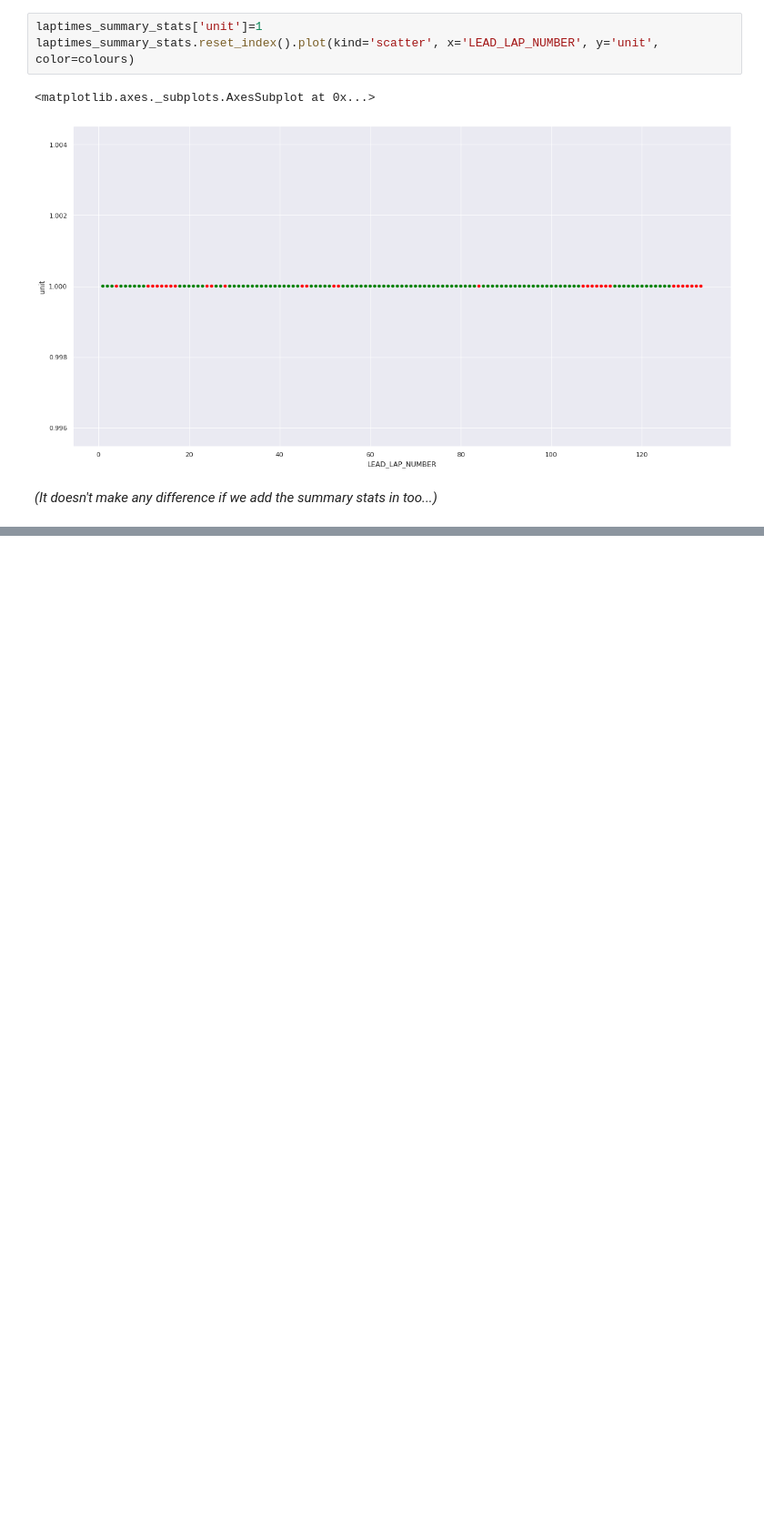
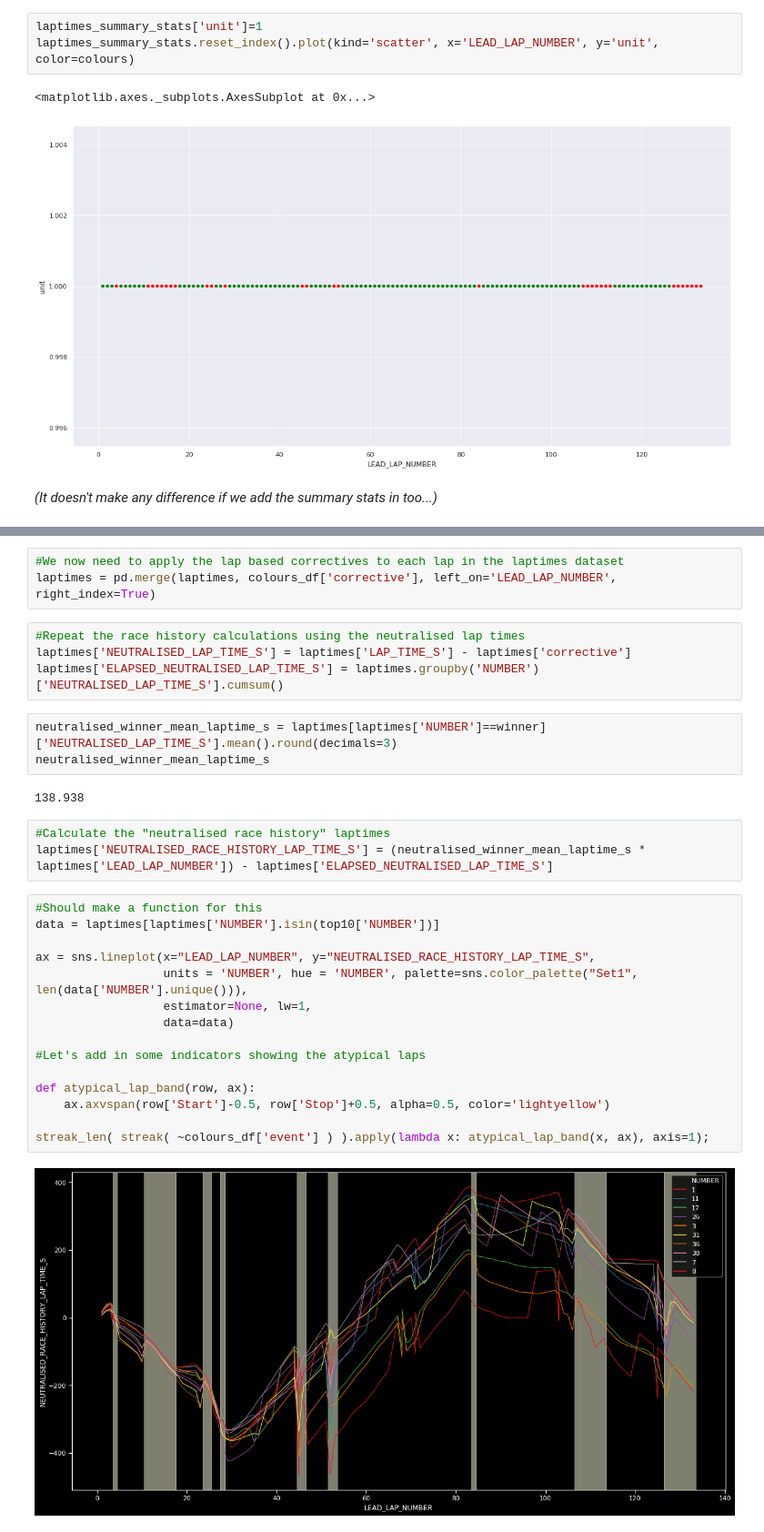
Before and after one commit to f1datajunkie/WEC, a Jupyter notebook: notebooks/Race Events.ipynb, the cells around one changed output, grey strips where cells are left out. Shown at 91% size. Drawn from its saved outputs; the diff is of its cells as text; blank space fills up the shorter version.

```diff
--- a/notebooks/Race Events.ipynb
+++ b/notebooks/Race Events.ipynb
@@ -340,0 +526,32 @@ streak_len( streak( ~colours_df['event'] ) )
+# %%
+#We now need to apply the lap based correctives to each lap in the laptimes dataset
+laptimes = pd.merge(laptimes, colours_df['corrective'], left_on='LEAD_LAP_NUMBER', right_index=True)
+# %%
+#Repeat the race history calculations using the neutralised lap times
+laptimes['NEUTRALISED_LAP_TIME_S'] = laptimes['LAP_TIME_S'] - laptimes['corrective']
+laptimes['ELAPSED_NEUTRALISED_LAP_TIME_S'] = laptimes.groupby('NUMBER')['NEUTRALISED_LAP_TIME_S'].cumsum()
+# %%
+neutralised_winner_mean_laptime_s = laptimes[laptimes['NUMBER']==winner]['NEUTRALISED_LAP_TIME_S'].mean().round(decimals=3)
+neutralised_winner_mean_laptime_s
+# %% [output]
+138.938
+# %%
+#Calculate the "neutralised race history" laptimes
+laptimes['NEUTRALISED_RACE_HISTORY_LAP_TIME_S'] = (neutralised_winner_mean_laptime_s * laptimes['LEAD_LAP_NUMBER']) - laptimes['ELAPSED_NEUTRALISED_LAP_TIME_S']
+# %%
+#Should make a function for this
+data = laptimes[laptimes['NUMBER'].isin(top10['NUMBER'])]
+
+ax = sns.lineplot(x="LEAD_LAP_NUMBER", y="NEUTRALISED_RACE_HISTORY_LAP_TIME_S",
+                  units = 'NUMBER', hue = 'NUMBER', palette=sns.color_palette("Set1", len(data['NUMBER'].unique())),
+                  estimator=None, lw=1,
+                  data=data)
+
+#Let's add in some indicators showing the atypical laps
+
+def atypical_lap_band(row, ax):
+    ax.axvspan(row['Start']-0.5, row['Stop']+0.5, alpha=0.5, color='lightyellow')
+
+streak_len( streak( ~colours_df['event'] ) ).apply(lambda x: atypical_lap_band(x, ax), axis=1);
+# %% [output]
+[figure, added]
```
Also changed, not shown: parts of 25 cells of this notebook.
